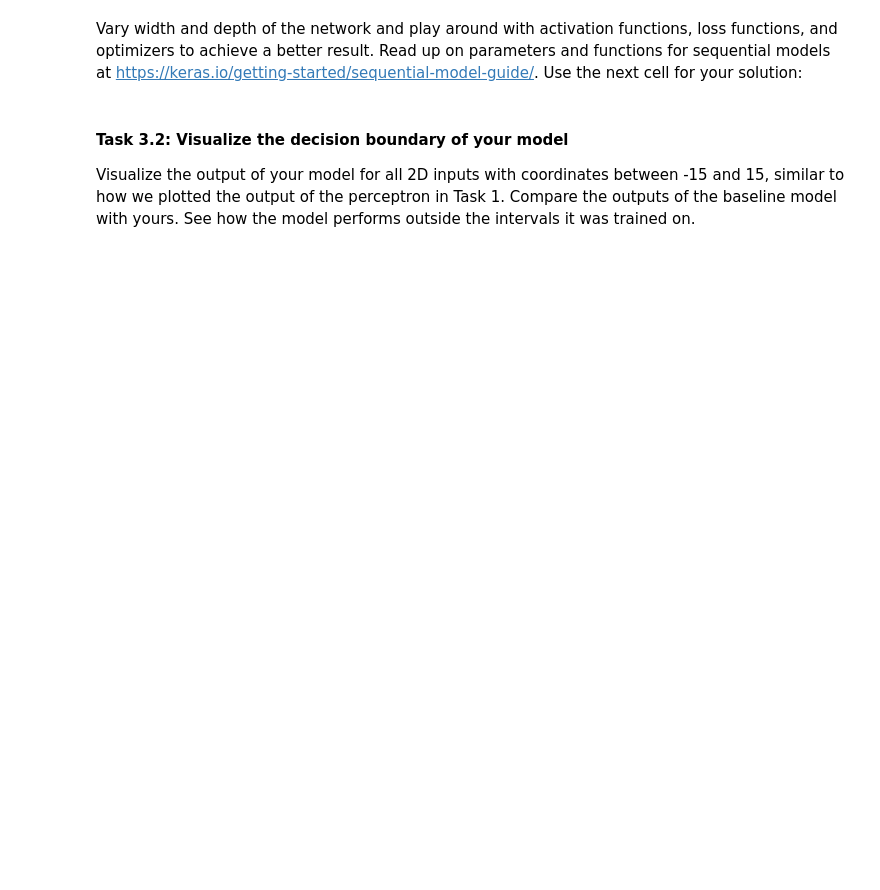
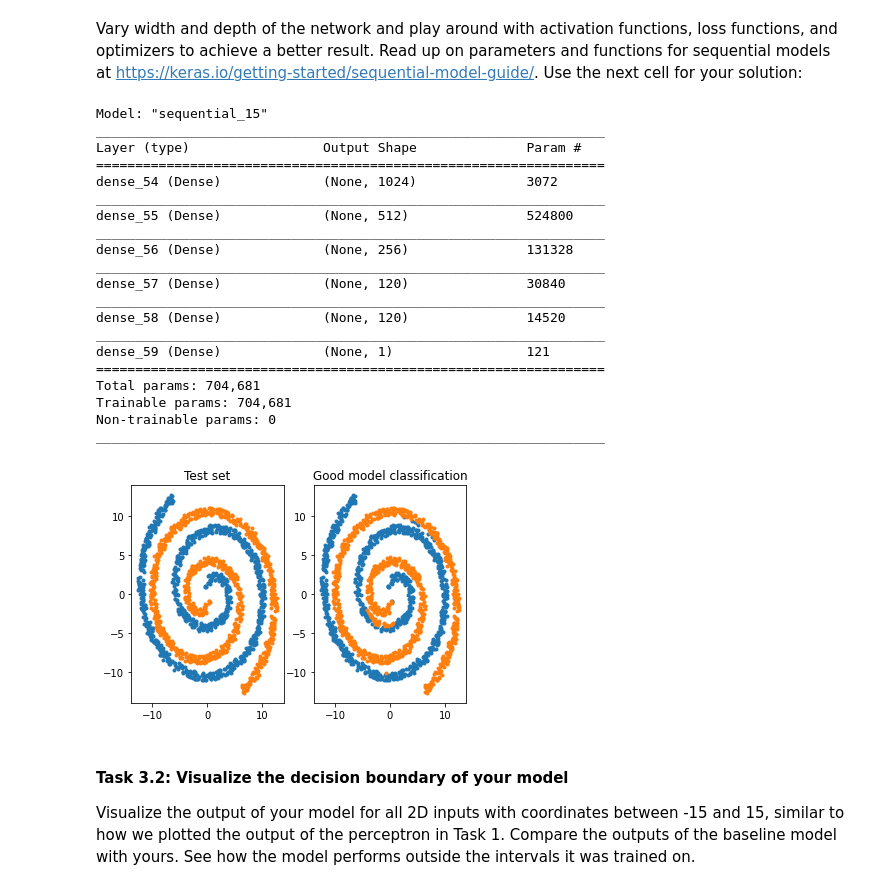
Before and after one commit to leanhphuong201/02_intro_dl, a Jupyter notebook: exercise.ipynb, the cells around one changed output. Drawn from its saved outputs; the diff is of its cells as text; code cells hidden in the pictures; blank space fills up the shorter version.

```diff
--- a/exercise.ipynb
+++ b/exercise.ipynb
@@ -158,34 +199,69 @@ Vary width and depth of the network and play around with activation functions, l
 """
 Create a "good" model that perorms better than the baseline model above
 """
 # hint: create model with sequential, pass dense layers with add as before
 # what type of activation function(s) might give better results?
 # do more dense layers improve the results?
 # does using a different loss and optimizer help?
 
-good_model = ...
+good_model = Sequential()
+good_model.add(Dense(1024, input_dim=2, activation='relu'))
+good_model.add(Dense(512, input_dim=20, activation='relu'))
+good_model.add(Dense(256, input_dim=20, activation='relu'))
+good_model.add(Dense(120, input_dim=20, activation='relu'))
+good_model.add(Dense(120, input_dim=20, activation='relu'))
+
+good_model.add(Dense(1, activation='relu'))
+
+good_model.summary()
+good_model.compile(loss='mean_squared_error',
+                  optimizer='Adam', # SGD = Stochastic Gradient Descent
+                  metrics=['accuracy'])
+
 """
 Implement your solution here.
 """
 
 # Train the model
 good_model.fit(X_train, y_train, epochs=150, batch_size=10,  verbose=0)
 
 # Predict on the testing data
 good_prediction = np.round(good_model.predict(X_test).T[0])
 
 # Show the result
 plt.subplot(1,2,1)
 
 plt.title('Test set')
 plt.plot(X_test[y_test==0,0], X_test[y_test==0,1], '.')
 plt.plot(X_test[y_test==1,0], X_test[y_test==1,1], '.')
 plt.subplot(1,2,2)
 
 plt.title('Good model classification')
 plt.plot(X_test[good_prediction==0,0], X_test[good_prediction==0,1], '.')
 plt.plot(X_test[good_prediction==1,0], X_test[good_prediction==1,1], '.')
 plt.show()
+# %% [output]
+Model: "sequential_15"
+_________________________________________________________________
+Layer (type)                 Output Shape              Param #
+=================================================================
+dense_54 (Dense)             (None, 1024)              3072
+_________________________________________________________________
+dense_55 (Dense)             (None, 512)               524800
+_________________________________________________________________
+dense_56 (Dense)             (None, 256)               131328
+_________________________________________________________________
+dense_57 (Dense)             (None, 120)               30840
+_________________________________________________________________
+dense_58 (Dense)             (None, 120)               14520
+_________________________________________________________________
+dense_59 (Dense)             (None, 1)                 121
+=================================================================
+Total params: 704,681
+Trainable params: 704,681
+Non-trainable params: 0
+_________________________________________________________________
+[figure, added]
 # %% [markdown]
 #### Task 3.2: Visualize the decision boundary of your model
 
```
Also changed, not shown: parts of 8 cells of this notebook.
